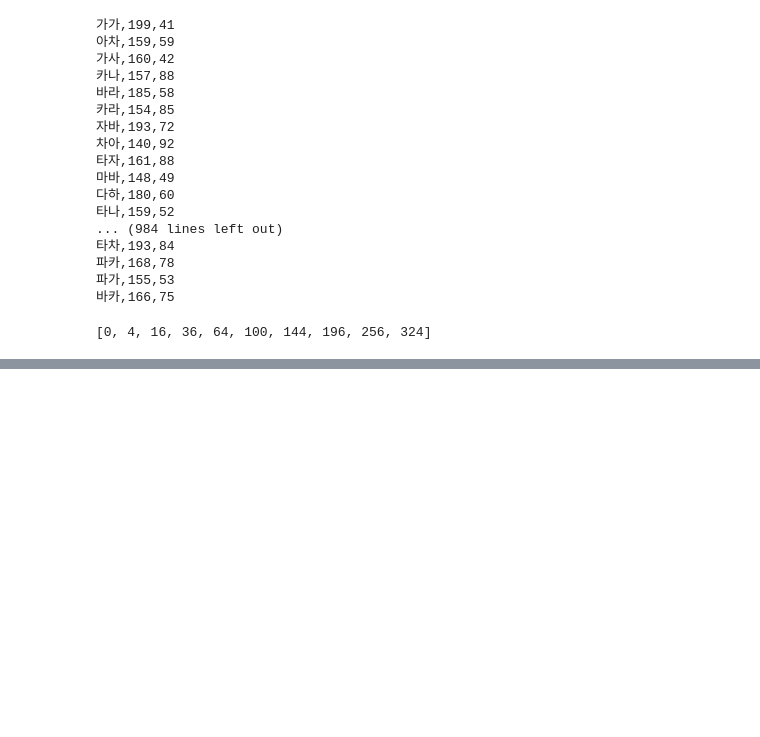
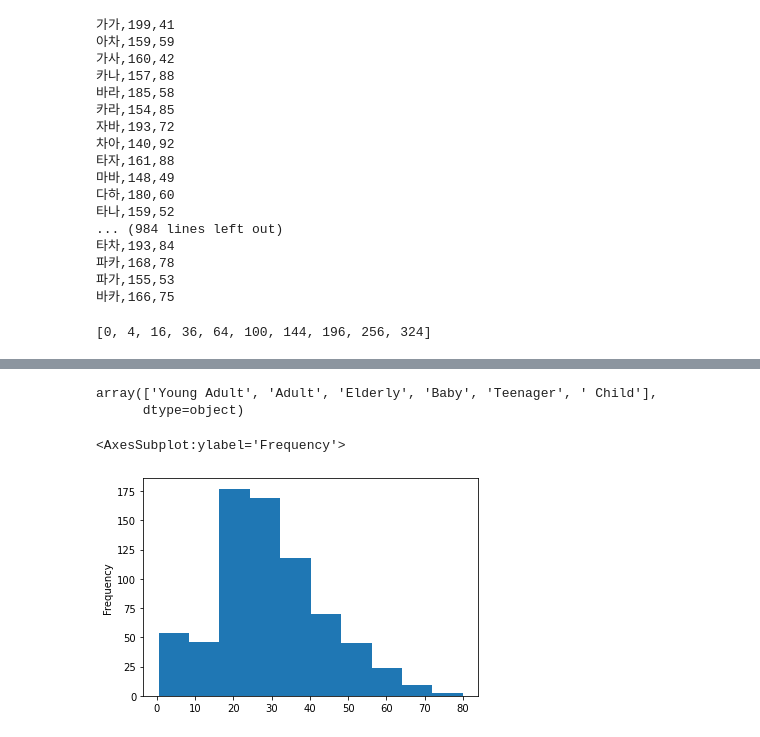
Before and after one commit to bnv20/kdt3, a Jupyter notebook: 함수_guide.ipynb, the cells around one changed output, grey strips where cells are left out. Cells and saved outputs as stored; diff of their text form; code cells hidden in the pictures; blank space fills up the shorter version.

```diff
--- a/함수_guide.ipynb
+++ b/함수_guide.ipynb
@@ -558,0 +796,7 @@ def vartest(a):
+# %%
+import warnings
+warnings.filterwarnings('ignore')
+import seaborn as sns
+
+tt = sns.load_dataset('titanic')
+tt.head()
@@ -558,0 +823,13 @@ def vartest(a):
+# %%
+def age_cat(age):
+    cat = ''
+    if age <= 5: cat = 'Baby'
+    elif age <=12: cat =' Child'
+    elif age <= 18: cat = 'Teenager'
+    elif age <= 35: cat ='Young Adult'
+    elif age <= 60: cat = 'Adult'
+    else: cat = 'Elderly'
+    return cat
+
+tt['age_cat'] = tt['age'].apply(lambda x:age_cat(x))
+tt.head()
@@ -558,0 +843,10 @@ def vartest(a):
+# %%
+tt.age_cat.unique()
+# %% [output]
+array(['Young Adult', 'Adult', 'Elderly', 'Baby', 'Teenager', ' Child'],
+      dtype=object)
+# %%
+tt.age.plot(kind='hist')
+# %% [output]
+<AxesSubplot:ylabel='Frequency'>
+[figure, added]
```
Also changed, not shown: parts of 47 cells of this notebook.
